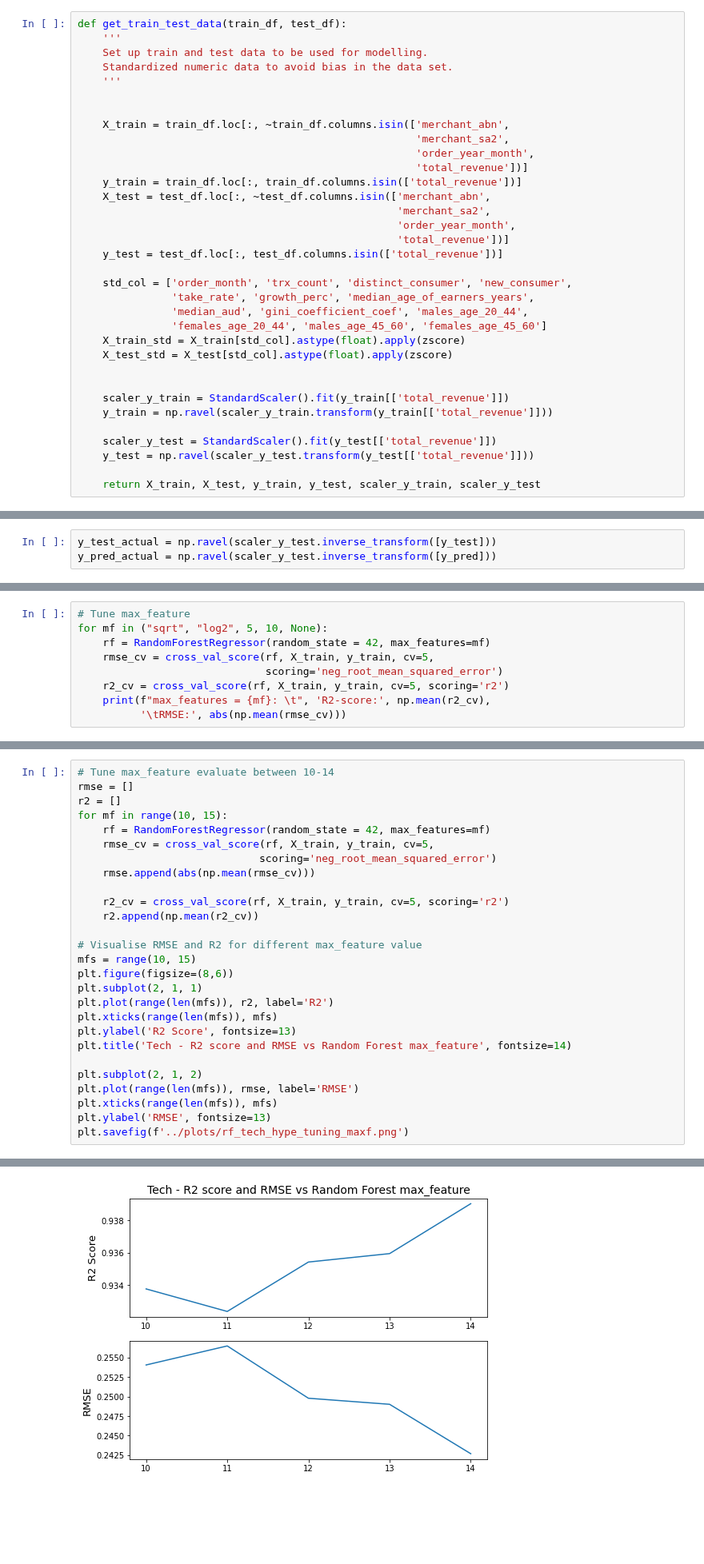
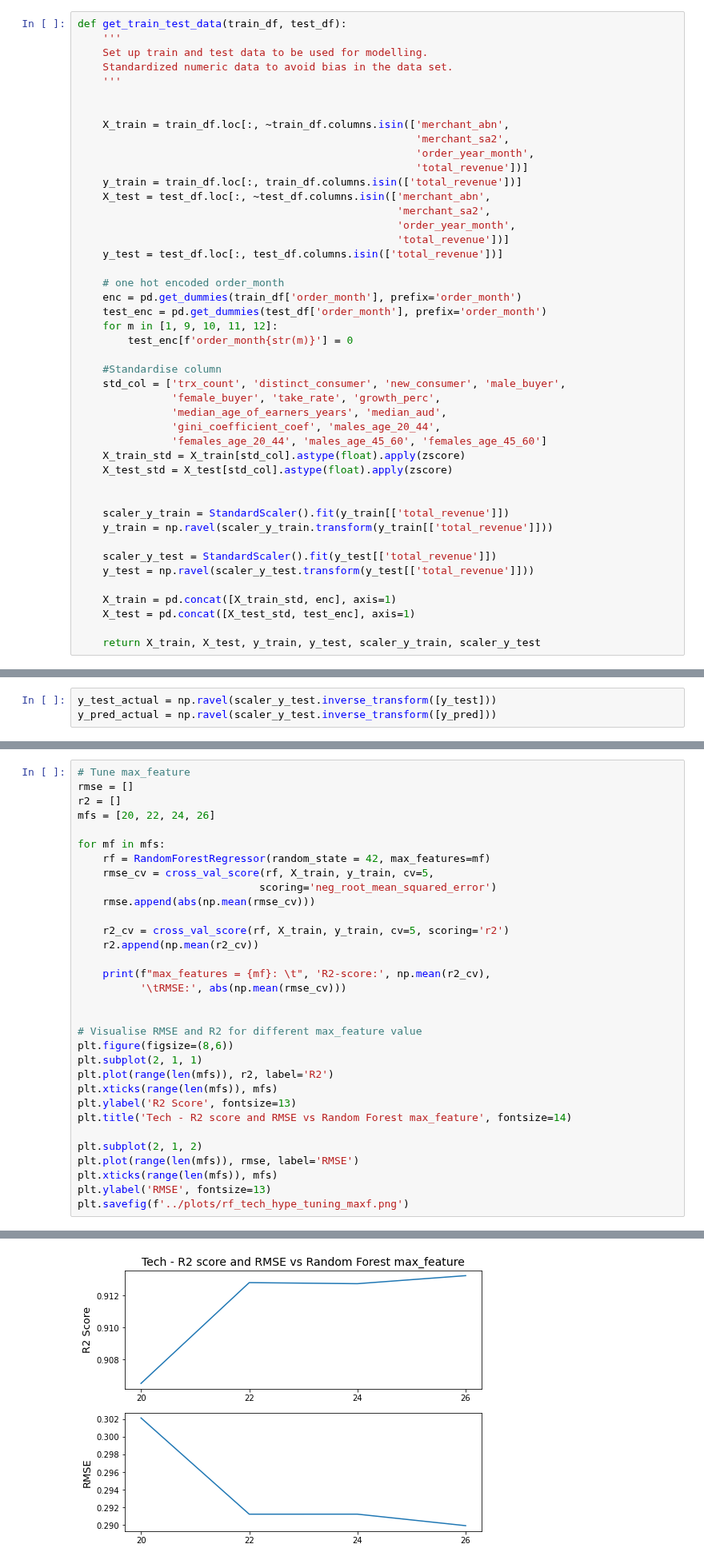
Before and after one commit to MAST30034-Applied-Data-Science/generic-buy-now-pay-later-project-group-11, a Jupyter notebook: notebooks/model.ipynb, the cells around one changed output, grey strips where cells are left out. Shown at 80% size. Cells and saved outputs as stored; diff of their text form; blank space fills up the shorter version.

Commit message:
one hot encode order month

```diff
--- a/notebooks/model.ipynb
+++ b/notebooks/model.ipynb
@@ -46,9 +61,17 @@ def get_train_test_data(train_df, test_df):
                                                    'total_revenue'])]
     y_test = test_df.loc[:, test_df.columns.isin(['total_revenue'])]
 
-    std_col = ['order_month', 'trx_count', 'distinct_consumer', 'new_consumer',
-               'take_rate', 'growth_perc', 'median_age_of_earners_years',
-               'median_aud', 'gini_coefficient_coef', 'males_age_20_44',
+    # one hot encoded order_month
+    enc = pd.get_dummies(train_df['order_month'], prefix='order_month')
+    test_enc = pd.get_dummies(test_df['order_month'], prefix='order_month')
+    for m in [1, 9, 10, 11, 12]:
+        test_enc[f'order_month{str(m)}'] = 0
+
+    #Standardise column
+    std_col = ['trx_count', 'distinct_consumer', 'new_consumer', 'male_buyer',
+               'female_buyer', 'take_rate', 'growth_perc',
+               'median_age_of_earners_years', 'median_aud',
+               'gini_coefficient_coef', 'males_age_20_44',
                'females_age_20_44', 'males_age_45_60', 'females_age_45_60']
     X_train_std = X_train[std_col].astype(float).apply(zscore)
     X_test_std = X_test[std_col].astype(float).apply(zscore)
@@ -60,4 +83,7 @@ def get_train_test_data(train_df, test_df):
     scaler_y_test = StandardScaler().fit(y_test[['total_revenue']])
     y_test = np.ravel(scaler_y_test.transform(y_test[['total_revenue']]))
 
+    X_train = pd.concat([X_train_std, enc], axis=1)
+    X_test = pd.concat([X_test_std, test_enc], axis=1)
+
     return X_train, X_test, y_train, y_test, scaler_y_train, scaler_y_test
@@ -115,12 +196,3 @@ plt.show()
 # %% [markdown]
 ---
 ### Random Forest Regression
-# %%
-# Tune max_feature
-for mf in ("sqrt", "log2", 5, 10, None):
-    rf = RandomForestRegressor(random_state = 42, max_features=mf)
-    rmse_cv = cross_val_score(rf, X_train, y_train, cv=5,
-                              scoring='neg_root_mean_squared_error')
-    r2_cv = cross_val_score(rf, X_train, y_train, cv=5, scoring='r2')
-    print(f"max_features = {mf}: \t", 'R2-score:', np.mean(r2_cv),
-          '\tRMSE:', abs(np.mean(rmse_cv)))
@@ -133,8 +199,10 @@ max_features = None:     R2-score: 0.9275894801268864   RMSE: 0.2655798519081419
 # %%
-# Tune max_feature evaluate between 10-14
+# Tune max_feature
 rmse = []
 r2 = []
-for mf in range(10, 15):
+mfs = [20, 22, 24, 26]
+
+for mf in mfs:
     rf = RandomForestRegressor(random_state = 42, max_features=mf)
     rmse_cv = cross_val_score(rf, X_train, y_train, cv=5,
                              scoring='neg_root_mean_squared_error')
@@ -143,8 +211,11 @@ for mf in range(10, 15):
     r2_cv = cross_val_score(rf, X_train, y_train, cv=5, scoring='r2')
     r2.append(np.mean(r2_cv))
 
+    print(f"max_features = {mf}: \t", 'R2-score:', np.mean(r2_cv),
+          '\tRMSE:', abs(np.mean(rmse_cv)))
+
+
 # Visualise RMSE and R2 for different max_feature value
-mfs = range(10, 15)
 plt.figure(figsize=(8,6))
 plt.subplot(2, 1, 1)
 plt.plot(range(len(mfs)), r2, label='R2')
@@ -161,2 +236,2 @@ plt.savefig(f'../plots/rf_tech_hype_tuning_maxf.png')
-[figure, old version]
+[figure, new version]
 # %% [markdown]
```
Also changed, not shown: parts of 52 cells of this notebook.
